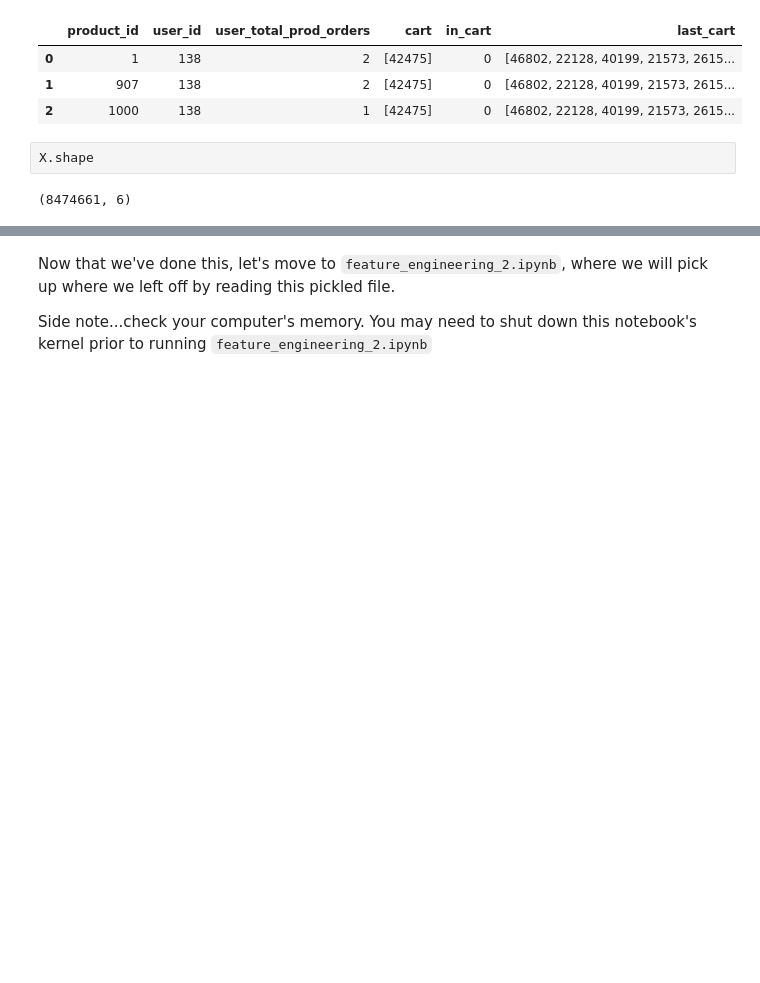
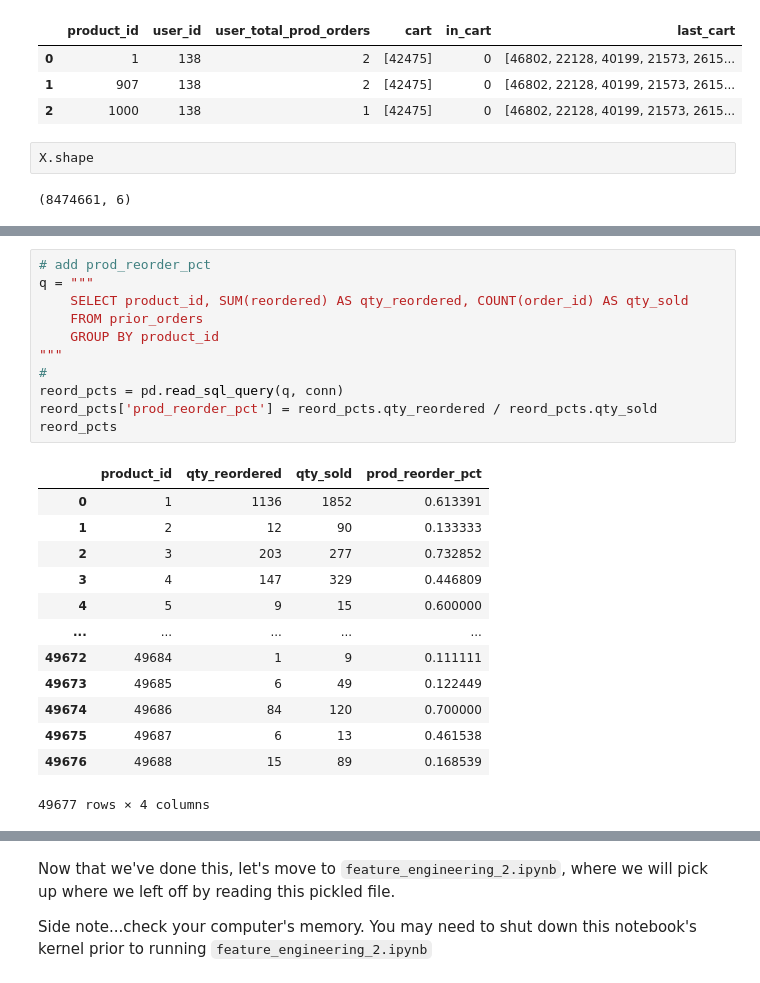
Before and after one commit to edubu2/metis-project3, a Jupyter notebook: code/feature_engineering_1.ipynb, the cells around one changed output, grey strips where cells are left out. Cells and saved outputs as stored; diff of their text form; blank space fills up the shorter version.

Commit message:
Update fe1 with prod_reorder_pct

```diff
--- a/code/feature_engineering_1.ipynb
+++ b/code/feature_engineering_1.ipynb
@@ -251,3 +256,28 @@ X.head(3)
 | 0 | 1 | 138 | 2 | [42475] | 0 | [46802, 22128, 40199, 21573, 2615... | 0 |
 | 1 | 907 | 138 | 2 | [42475] | 0 | [46802, 22128, 40199, 21573, 2615... | 0 |
 | 2 | 1000 | 138 | 1 | [42475] | 0 | [46802, 22128, 40199, 21573, 2615... | 0 |
+# %%
+# add prod_reorder_pct
+q = """
+    SELECT product_id, SUM(reordered) AS qty_reordered, COUNT(order_id) AS qty_sold
+    FROM prior_orders
+    GROUP BY product_id
+"""
+#
+reord_pcts = pd.read_sql_query(q, conn)
+reord_pcts['prod_reorder_pct'] = reord_pcts.qty_reordered / reord_pcts.qty_sold
+reord_pcts
+# %% [output]
+|  | product_id | qty_reordered | qty_sold | prod_reorder_pct |
+| 0 | 1 | 1136 | 1852 | 0.613391 |
+| 1 | 2 | 12 | 90 | 0.133333 |
+| 2 | 3 | 203 | 277 | 0.732852 |
+| 3 | 4 | 147 | 329 | 0.446809 |
+| 4 | 5 | 9 | 15 | 0.600000 |
+| ... | ... | ... | ... | ... |
+| 49672 | 49684 | 1 | 9 | 0.111111 |
+| 49673 | 49685 | 6 | 49 | 0.122449 |
+| 49674 | 49686 | 84 | 120 | 0.700000 |
+| 49675 | 49687 | 6 | 13 | 0.461538 |
+| 49676 | 49688 | 15 | 89 | 0.168539 |
+49677 rows × 4 columns
```
Also changed, not shown: parts of 6 cells of this notebook.
